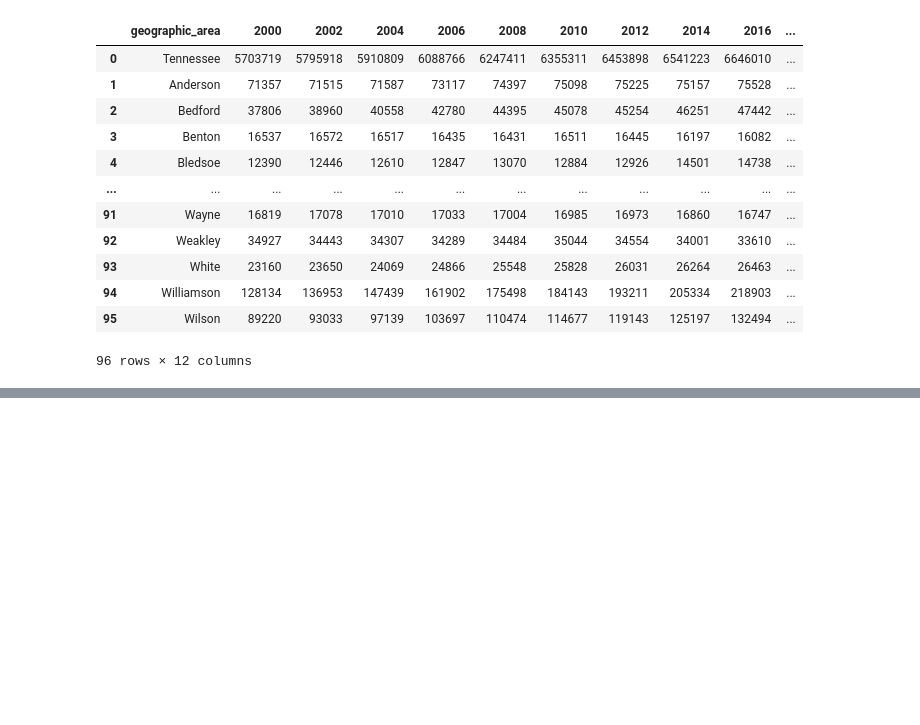
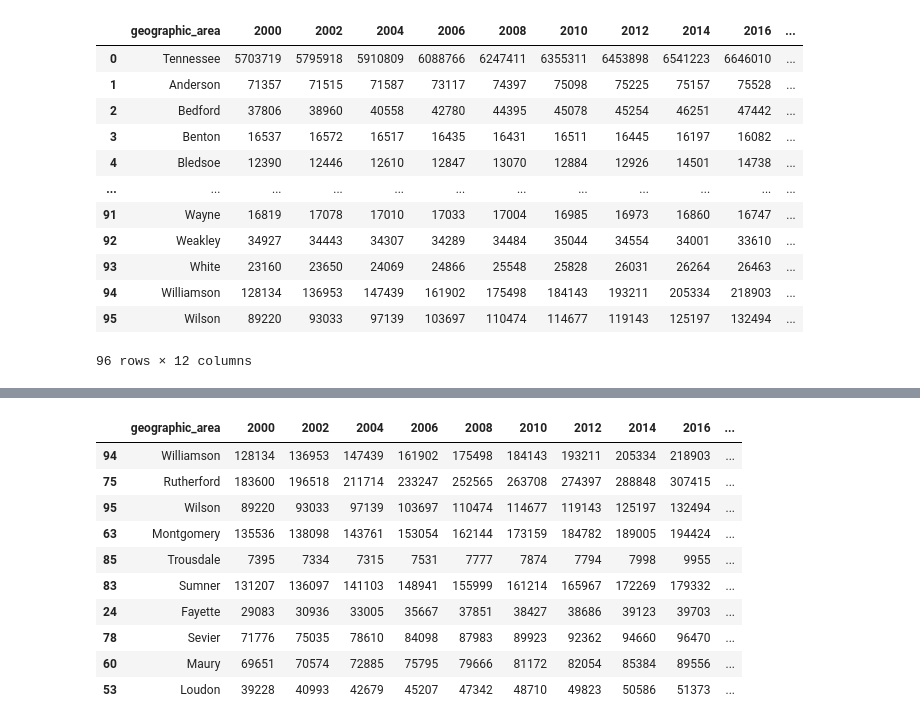
Before and after one commit to DavidMellow/tn-elections, a Jupyter notebook: notebooks/TN Pop 2000-2018.ipynb, the cells around one changed output, grey strips where cells are left out. Cells and saved outputs as stored; diff of their text form; code cells hidden in the pictures; blank space fills up the shorter version.

```diff
--- a/notebooks/TN Pop 2000-2018.ipynb
+++ b/notebooks/TN Pop 2000-2018.ipynb
@@ -359,3 +359,7 @@ tn_pop_2000_2018
 | 94 | Williamson | 128134 | 136953 | 147439 | 161902 | 175498 | 184143 | 193211 | 205334 | 218903 | ... |
 | 95 | Wilson | 89220 | 93033 | 97139 | 103697 | 110474 | 114677 | 119143 | 125197 | 132494 | ... |
 96 rows × 12 columns
+# %%
+#add column population change 2000-2018
+tn_pop_2000_2018['Total Population Change']=tn_pop_2000_2018[2018]-tn_pop_2000_2018[2000]
+tn_pop_2000_2018
@@ -361,0 +380,4 @@ tn_pop_2000_2018
+# %%
+#add column for percent of population change 2000-2018
+tn_pop_2000_2018['Population Change pct']=tn_pop_2000_2018['Total Population Change']/tn_pop_2000_2018[2000]*100
+tn_pop_2000_2018
@@ -361,0 +398,4 @@ tn_pop_2000_2018
+# %%
+tn_pop_2000_2018['Population Change pct']=tn_pop_2000_2018['Population Change pct'].round(2)
+tn_pop_2000_2018_agg=tn_pop_2000_2018
+tn_pop_2000_2018_agg
@@ -361,0 +418,16 @@ tn_pop_2000_2018
+# %%
+# 10 fastest growing counties 200-2018
+tn_pop_2000_2018_t10=tn_pop_2000_2018_agg.nlargest(10,'Population Change pct')
+tn_pop_2000_2018_t10
+# %% [output]
+|  | geographic_area | 2000 | 2002 | 2004 | 2006 | 2008 | 2010 | 2012 | 2014 | 2016 | ... |
+| 94 | Williamson | 128134 | 136953 | 147439 | 161902 | 175498 | 184143 | 193211 | 205334 | 218903 | ... |
+| 75 | Rutherford | 183600 | 196518 | 211714 | 233247 | 252565 | 263708 | 274397 | 288848 | 307415 | ... |
+| 95 | Wilson | 89220 | 93033 | 97139 | 103697 | 110474 | 114677 | 119143 | 125197 | 132494 | ... |
+| 63 | Montgomery | 135536 | 138098 | 143761 | 153054 | 162144 | 173159 | 184782 | 189005 | 194424 | ... |
+| 85 | Trousdale | 7395 | 7334 | 7315 | 7531 | 7777 | 7874 | 7794 | 7998 | 9955 | ... |
+| 83 | Sumner | 131207 | 136097 | 141103 | 148941 | 155999 | 161214 | 165967 | 172269 | 179332 | ... |
+| 24 | Fayette | 29083 | 30936 | 33005 | 35667 | 37851 | 38427 | 38686 | 39123 | 39703 | ... |
+| 78 | Sevier | 71776 | 75035 | 78610 | 84098 | 87983 | 89923 | 92362 | 94660 | 96470 | ... |
+| 60 | Maury | 69651 | 70574 | 72885 | 75795 | 79666 | 81172 | 82054 | 85384 | 89556 | ... |
+| 53 | Loudon | 39228 | 40993 | 42679 | 45207 | 47342 | 48710 | 49823 | 50586 | 51373 | ... |
```
Also changed, not shown: parts of 12 cells of this notebook, 1 other file.
